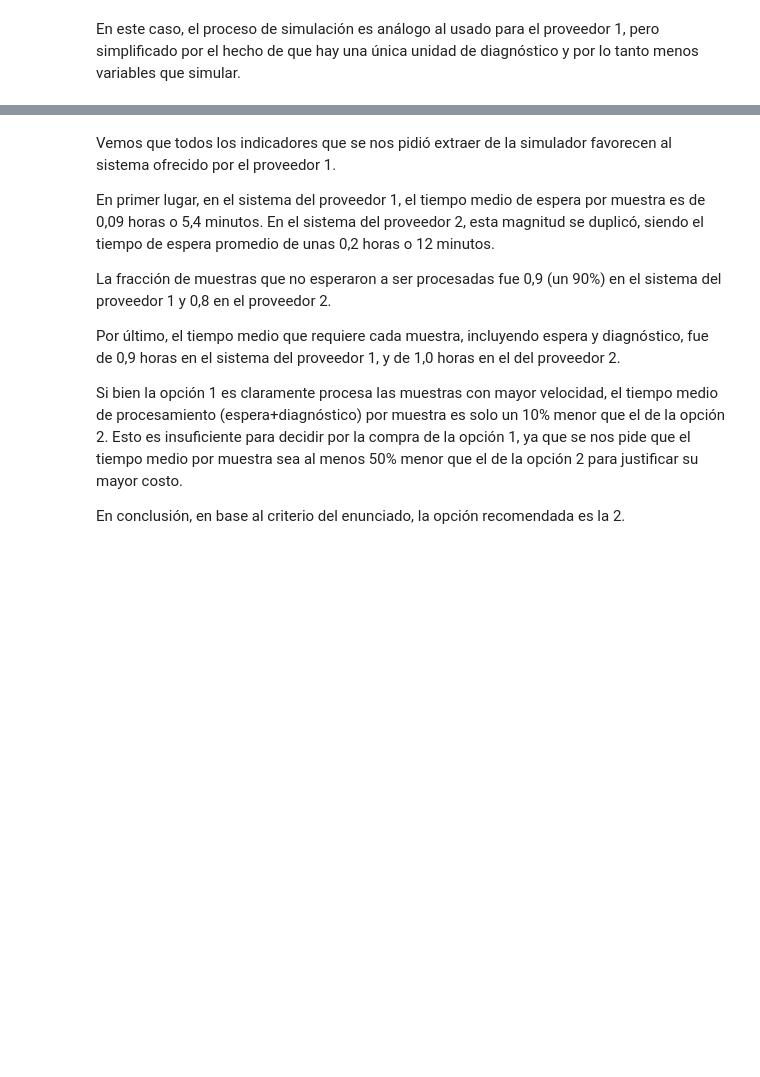
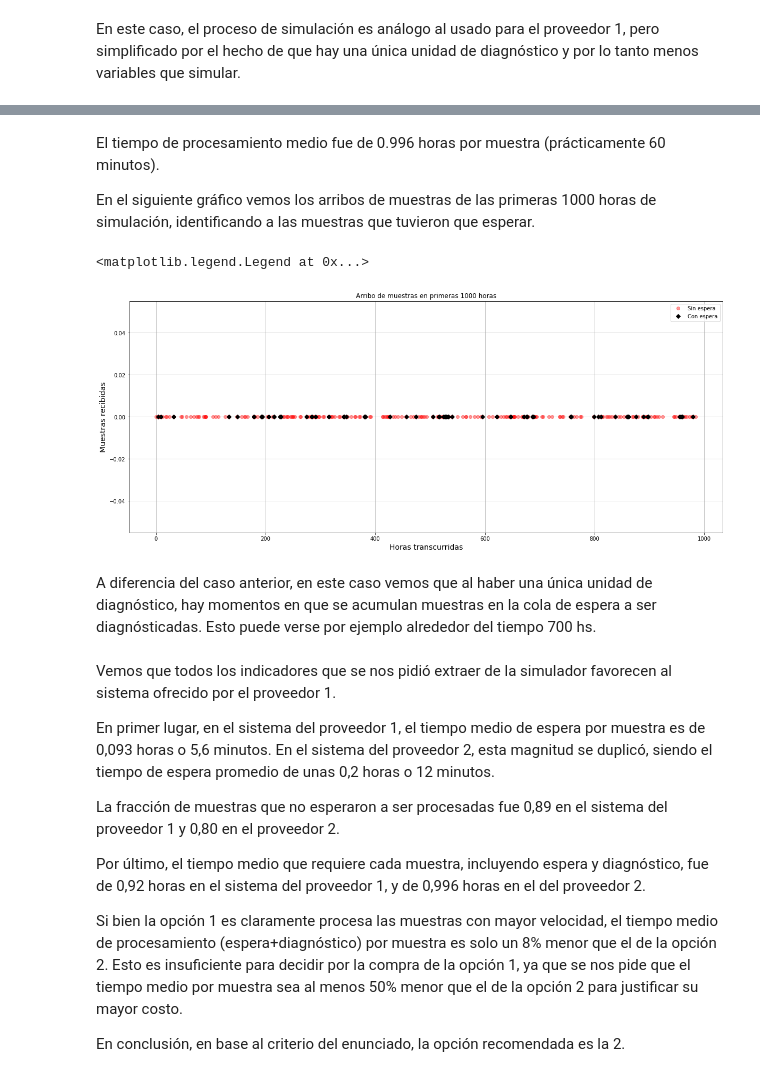
Before and after one commit to jowisaidman/SimulacionTp2, a Jupyter notebook: Ejercicio1.ipynb, the cells around one changed output, grey strips where cells are left out. Saved outputs shown, nothing was run; the diff lists cells and outputs as text; code cells hidden in the pictures; blank space fills up the shorter version.

Commit message:
Ejercicio1 para entregar

```diff
--- a/Ejercicio1.ipynb
+++ b/Ejercicio1.ipynb
@@ -99,6 +154,9 @@ espera_total / N
 # %% [markdown]
 En este caso, el proceso de simulación es análogo al usado para el proveedor 1, pero simplificado por el hecho de que hay una única unidad de diagnóstico y por lo tanto menos variables que simular.
 # %%
+ts = llegada_1 + llegada_2
+ts.sort()
+
 media_llegada = 4
 media_diag = 0.8
 
@@ -107,10 +165,14 @@ esperaron = 0
 total_diag = 0
 espera = 0
 
+t_ant = 0
+arribo_espera = []
 for i in range(0,N):
-    t = expon.rvs(size=1,scale=media_llegada)[0]
+    t = ts[i] - t_ant
+    t_ant = ts[i]
     espera = 0 if espera - t < 0 else espera - t
     if (espera > 0):
+        arribo_espera.append(ts[i])
         esperaron+=1
         espera_total+=espera
     t_diag = expon.rvs(size=1,scale=media_diag)[0]
@@ -134,12 +200,44 @@ espera_total / N
+# %% [markdown]
+El tiempo de procesamiento medio fue de 0.996 horas por muestra (prácticamente 60 minutos).
+
+En el siguiente gráfico vemos los arribos de muestras de las primeras 1000 horas de simulación, identificando a las muestras que tuvieron que esperar.
+# %%
+plt.figure(figsize=[20,8])
+
+T = 1000
+
+T_horas = [t for t in ts if t < T]
+
+T_horas_espera = [t for t in arribo_espera if t < T]
+
+y = [T_horas.index(t) for t in T_horas_espera]
+y = y
+plt.plot(T_horas,np.zeros(len(T_horas)),'ro',\
+         alpha=0.4,label="Sin espera")
+plt.plot(T_horas_espera,np.zeros(len(T_horas_espera)),'kD'\
+         ,alpha=1,label="Con espera")
+
+
+plt.ylabel("Muestras recibidas",size=14)
+plt.xlabel("Horas transcurridas",size=14)
+plt.grid(True)
+plt.title("Arribo de muestras en primeras {} horas"\
+          .format(T))
+plt.legend()
+# %% [output]
+<matplotlib.legend.Legend at 0x...>
+[figure, added]
+# %% [markdown]
+A diferencia del caso anterior, en este caso vemos que al haber una única unidad de diagnóstico, hay momentos en que se acumulan muestras en la cola de espera a ser diagnósticadas. Esto puede verse por ejemplo alrededor del tiempo 700 hs.
 # %% [markdown]
 Vemos que todos los indicadores que se nos pidió extraer de la simulador favorecen al sistema ofrecido por el proveedor 1.
 
-En primer lugar, en el sistema del proveedor 1, el tiempo medio de espera por muestra es de 0,09 horas o 5,4 minutos. En el sistema del proveedor 2, esta magnitud se duplicó, siendo el tiempo de espera promedio de unas 0,2 horas o 12 minutos.
+En primer lugar, en el sistema del proveedor 1, el tiempo medio de espera por muestra es de 0,093 horas o 5,6 minutos. En el sistema del proveedor 2, esta magnitud se duplicó, siendo el tiempo de espera promedio de unas 0,2 horas o 12 minutos.
 
-La fracción de muestras que no esperaron a ser procesadas fue 0,9 (un 90%) en el sistema del proveedor 1 y 0,8 en el proveedor 2.
+La fracción de muestras que no esperaron a ser procesadas fue 0,89 en el sistema del proveedor 1 y 0,80 en el proveedor 2.
 
-Por último, el tiempo medio que requiere cada muestra, incluyendo espera y diagnóstico, fue de 0,9 horas en el sistema del proveedor 1, y de 1,0 horas en el del proveedor 2.
+Por último, el tiempo medio que requiere cada muestra, incluyendo espera y diagnóstico, fue de 0,92 horas en el sistema del proveedor 1, y de 0,996 horas en el del proveedor 2.
 
-Si bien la opción 1 es claramente procesa las muestras con mayor velocidad, el tiempo medio de procesamiento (espera+diagnóstico) por muestra es solo un 10% menor que el de la opción 2. Esto es insuficiente para decidir por la compra de la opción 1, ya que se nos pide que el tiempo medio por muestra sea al menos 50% menor que el de la opción 2 para justificar su mayor costo.
+Si bien la opción 1 es claramente procesa las muestras con mayor velocidad, el tiempo medio de procesamiento (espera+diagnóstico) por muestra es solo un 8% menor que el de la opción 2. Esto es insuficiente para decidir por la compra de la opción 1, ya que se nos pide que el tiempo medio por muestra sea al menos 50% menor que el de la opción 2 para justificar su mayor costo.
 
 En conclusión, en base al criterio del enunciado, la opción recomendada es la 2.
```
Also changed, not shown: parts of 22 cells of this notebook.
